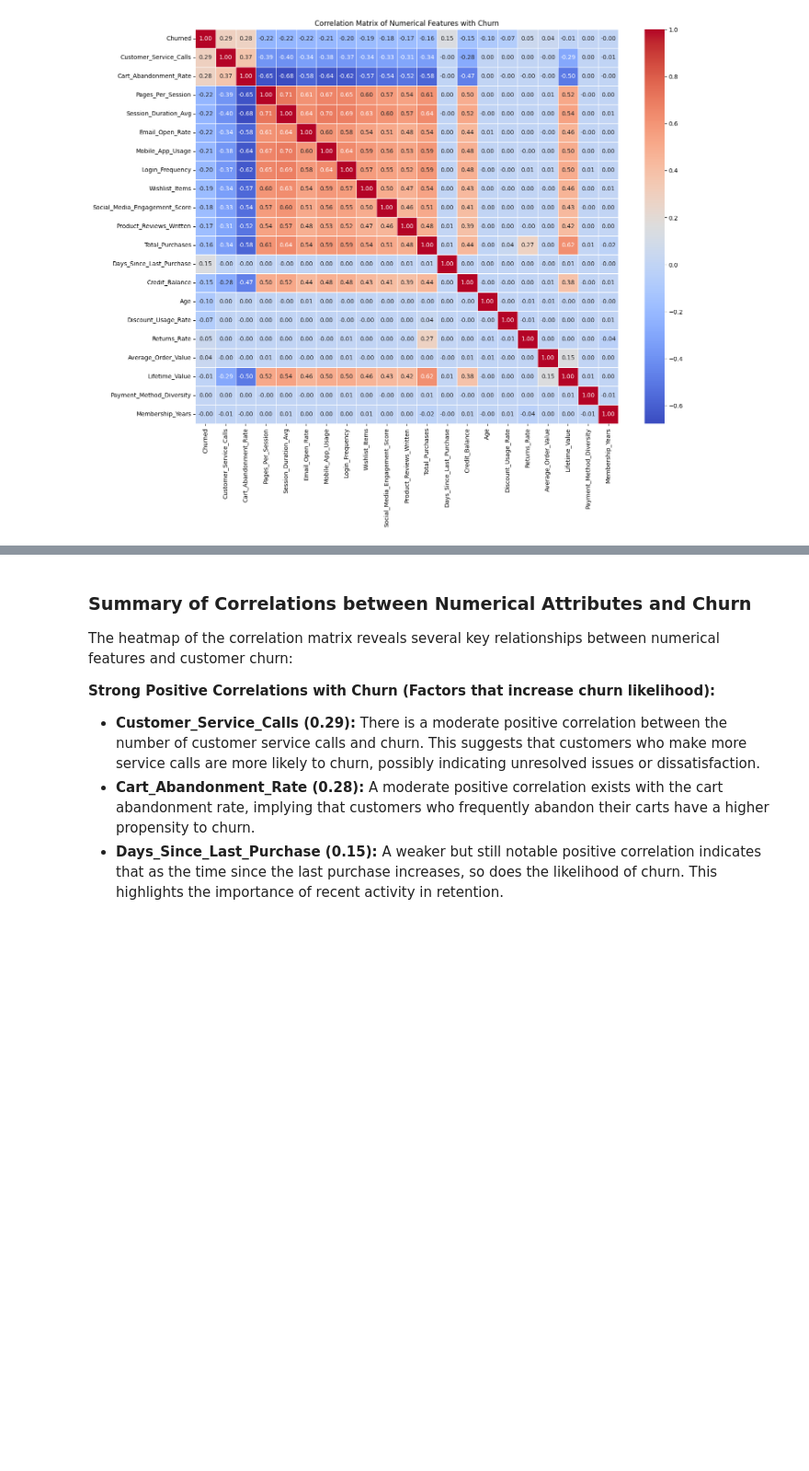
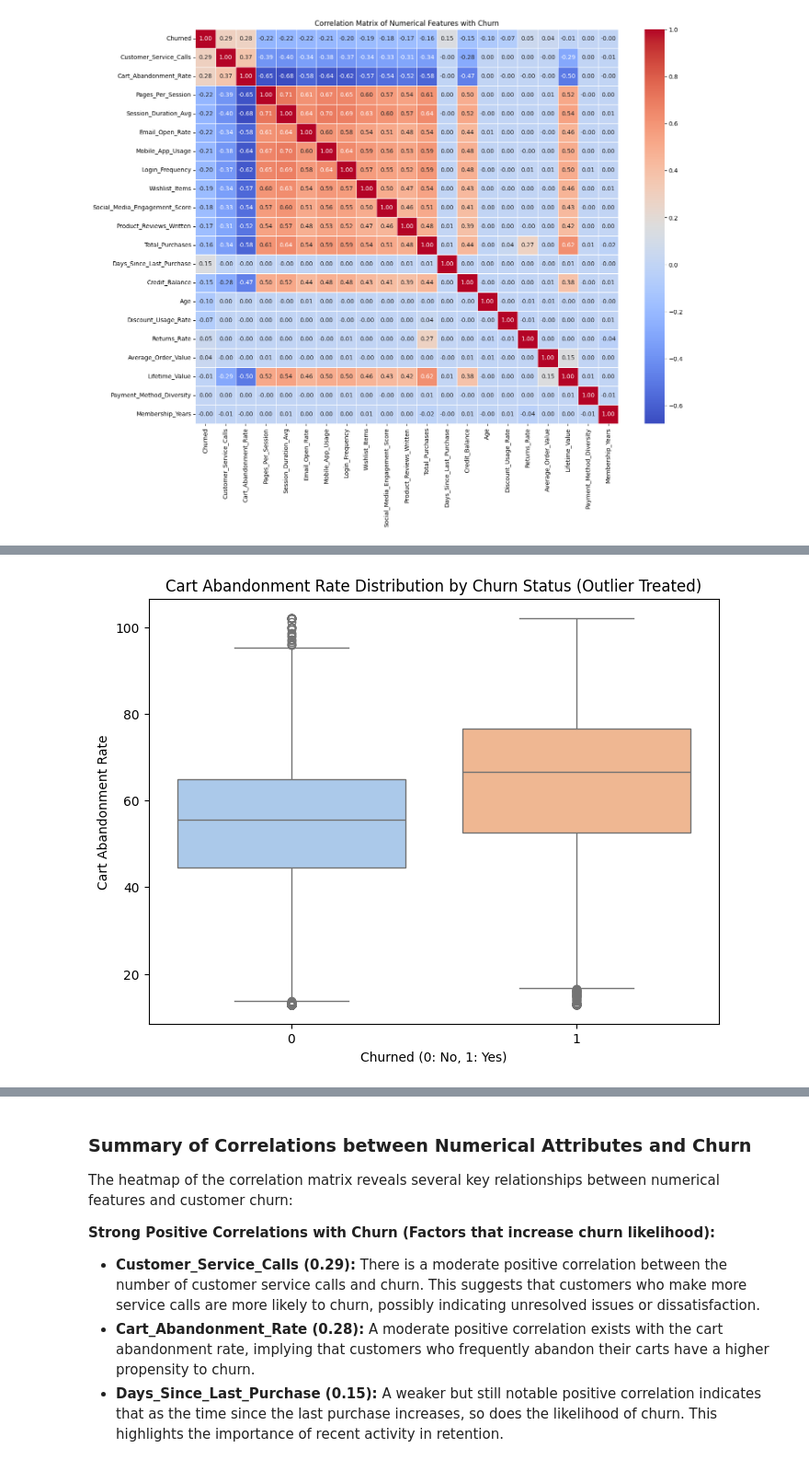
Before and after one commit to TuanNguyenDin/Ecommerce-customer-behavior, a Jupyter notebook: ecommerce_churn.ipynb, the cells around one changed output, grey strips where cells are left out. Shown at 92% size. Saved outputs shown, nothing was run; the diff lists cells and outputs as text; code cells hidden in the pictures; blank space fills up the shorter version.

```diff
--- a/ecommerce_churn.ipynb
+++ b/ecommerce_churn.ipynb
@@ -206,0 +285,10 @@ plt.show()
+# %%
+# Box plot for Cart_Abandonment_Rate vs. Churned (Outlier Treated)
+plt.figure(figsize=(8, 6))
+sns.boxplot(x='Churned', y='Cart_Abandonment_Rate', data=ecommerce_df_cleaned, hue='Churned', palette='pastel', legend=False)
+plt.title('Cart Abandonment Rate Distribution by Churn Status (Outlier Treated)')
+plt.xlabel('Churned (0: No, 1: Yes)')
+plt.ylabel('Cart Abandonment Rate')
+plt.show()
+# %% [output]
+[figure, added]
```
Also changed, not shown: parts of 16 cells of this notebook.
